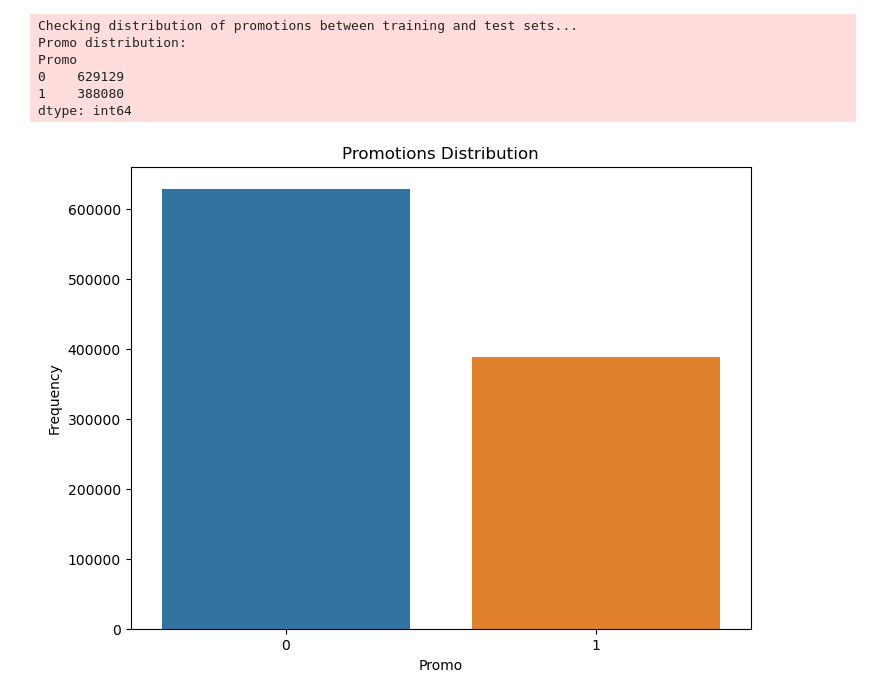
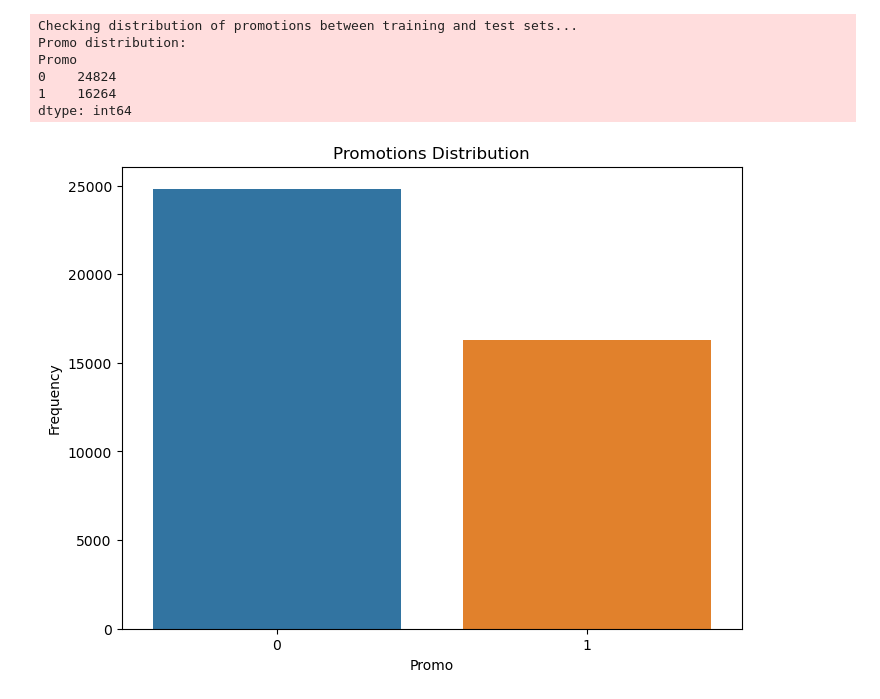
Before and after one commit to tsega19/Rossmann-Sales-Forecasting-Pipeline, a Jupyter notebook: notbook/EDA_preprocessing_test.ipynb, the cells around one changed output. Cells and saved outputs as stored; diff of their text form; code cells hidden in the pictures.

```diff
--- a/notbook/EDA_preprocessing_test.ipynb
+++ b/notbook/EDA_preprocessing_test.ipynb
@@ -53,10 +57,10 @@ Starting data visualization...
 # %%
-check_promotions_distribution(train_data)
+check_promotions_distribution(test_data)
 # %% [output]
 Checking distribution of promotions between training and test sets...
 Promo distribution:
 Promo
-0    629129
-1    388080
+0    24824
+1    16264
 dtype: int64
-[figure, old version]
+[figure, new version]
```
Also changed, not shown: parts of 13 cells of this notebook, 7 other files.
